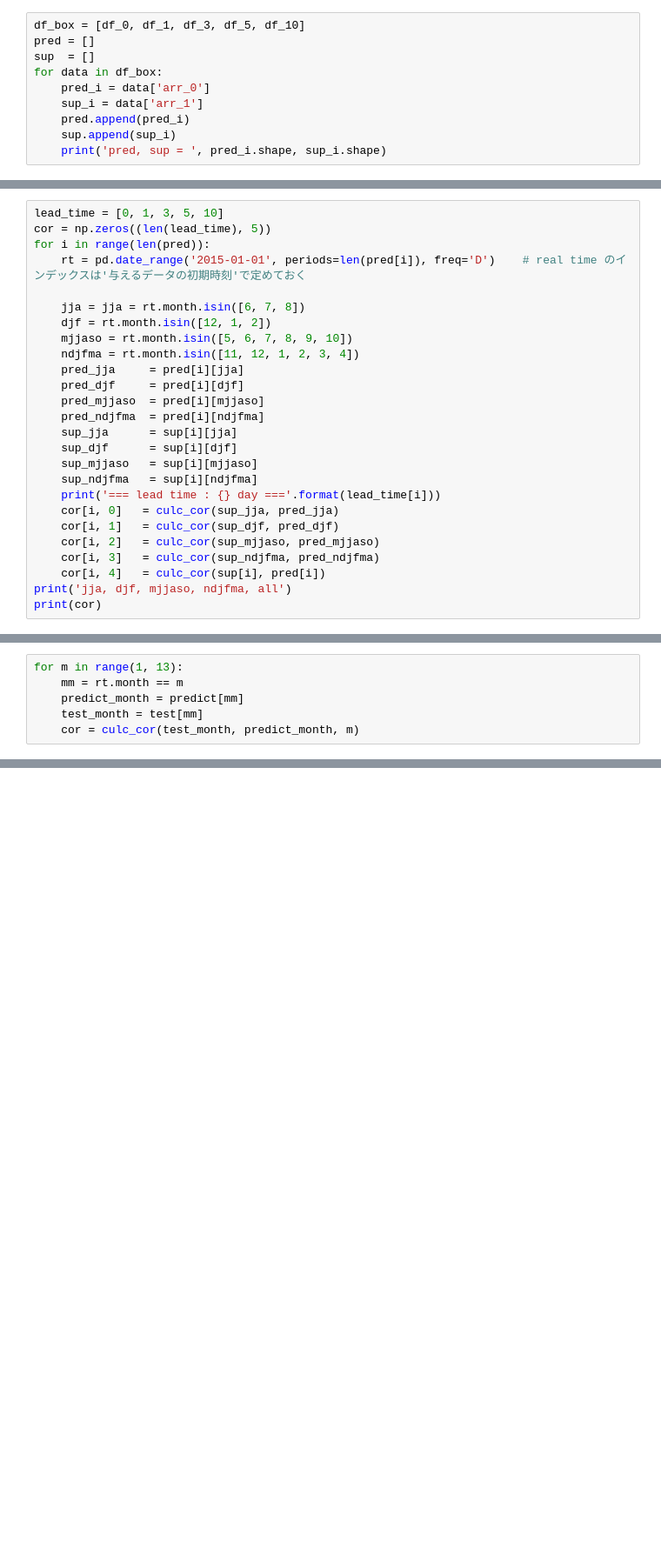
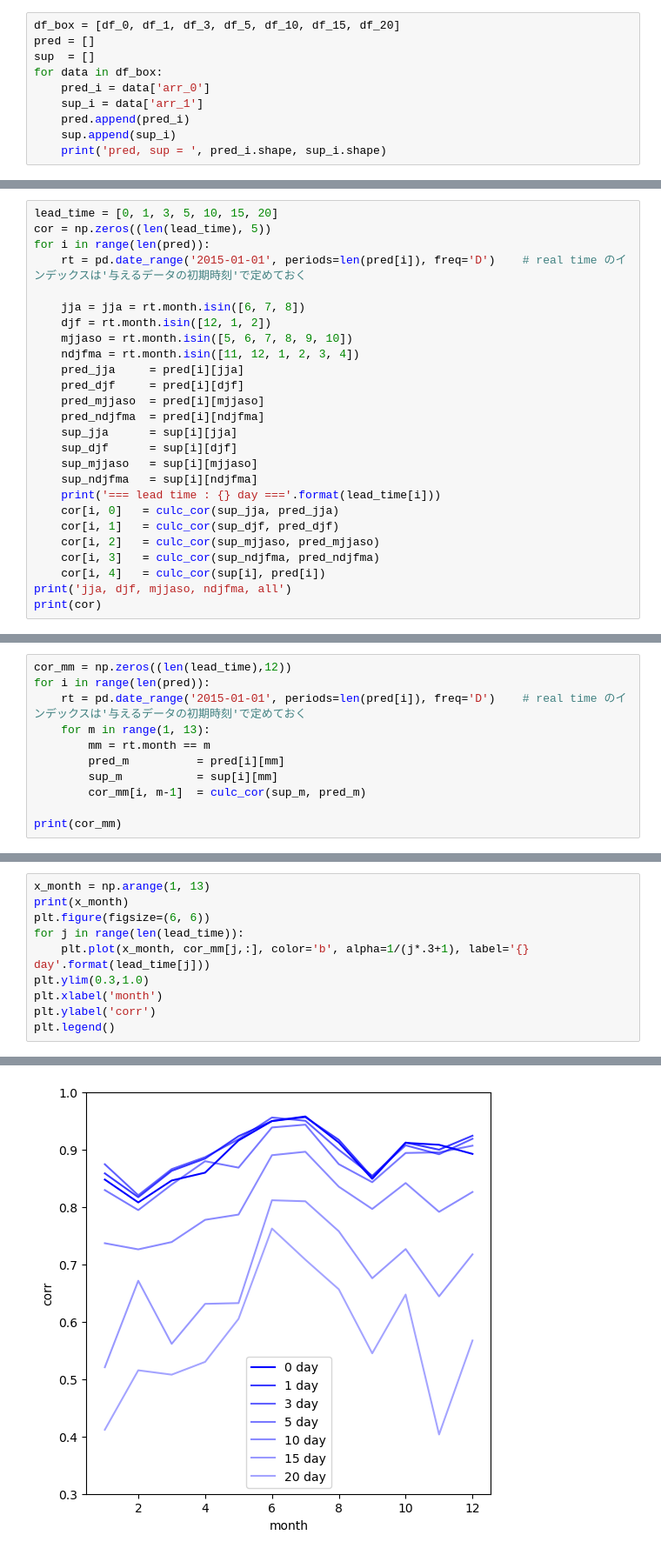
Before and after one commit to Yuumae1/machine_learning, a Jupyter notebook: notebook/cnn_analysis.ipynb, the cells around one changed output, grey strips where cells are left out. Shown at 87% size. Cells and saved outputs as stored; diff of their text form; blank space fills up the shorter version.

```diff
--- a/notebook/cnn_analysis.ipynb
+++ b/notebook/cnn_analysis.ipynb
@@ -32,7 +32,7 @@ df_10 = np.load(lt_10)
 #df_30 = np.load(lt_30)
 #df_35 = np.load(lt_35)
 # %%
-df_box = [df_0, df_1, df_3, df_5, df_10]
+df_box = [df_0, df_1, df_3, df_5, df_10, df_15, df_20]
 pred = []
 sup  = []
 for data in df_box:
@@ -56,7 +58,7 @@ def culc_cor(test_data, pred_data):
     #print('cor : = ', cor)
     return cor
 # %%
-lead_time = [0, 1, 3, 5, 10]
+lead_time = [0, 1, 3, 5, 10, 15, 20]
 cor = np.zeros((len(lead_time), 5))
 for i in range(len(pred)):
     rt = pd.date_range('2015-01-01', periods=len(pred[i]), freq='D')    # real time のインデックスは'与えるデータの初期時刻'で定めておく
@@ -96,6 +101,0 @@ jja, djf, mjjaso, ndjfma, all
-# %%
-for m in range(1, 13):
-    mm = rt.month == m
-    predict_month = predict[mm]
-    test_month = test[mm]
-    cor = culc_cor(test_month, predict_month, m)
@@ -114,0 +102,11 @@ month : 12 =  0.8887365538988722
+# %%
+cor_mm = np.zeros((len(lead_time),12))
+for i in range(len(pred)):
+    rt = pd.date_range('2015-01-01', periods=len(pred[i]), freq='D')    # real time のインデックスは'与えるデータの初期時刻'で定めておく
+    for m in range(1, 13):
+        mm = rt.month == m
+        pred_m          = pred[i][mm]
+        sup_m           = sup[i][mm]
+        cor_mm[i, m-1]  = culc_cor(sup_m, pred_m)
+
+print(cor_mm)
@@ -114,0 +128,11 @@ month : 12 =  0.8887365538988722
+# %%
+x_month = np.arange(1, 13)
+print(x_month)
+plt.figure(figsize=(6, 6))
+for j in range(len(lead_time)):
+    plt.plot(x_month, cor_mm[j,:], color='b', alpha=1/(j*.3+1), label='{} day'.format(lead_time[j]))
+plt.ylim(0.3,1.0)
+plt.xlabel('month')
+plt.ylabel('corr')
+plt.legend()
+# %% [output]
@@ -114,0 +141 @@ month : 12 =  0.8887365538988722
+[figure, added]
```
Also changed, not shown: parts of 6 cells of this notebook.
